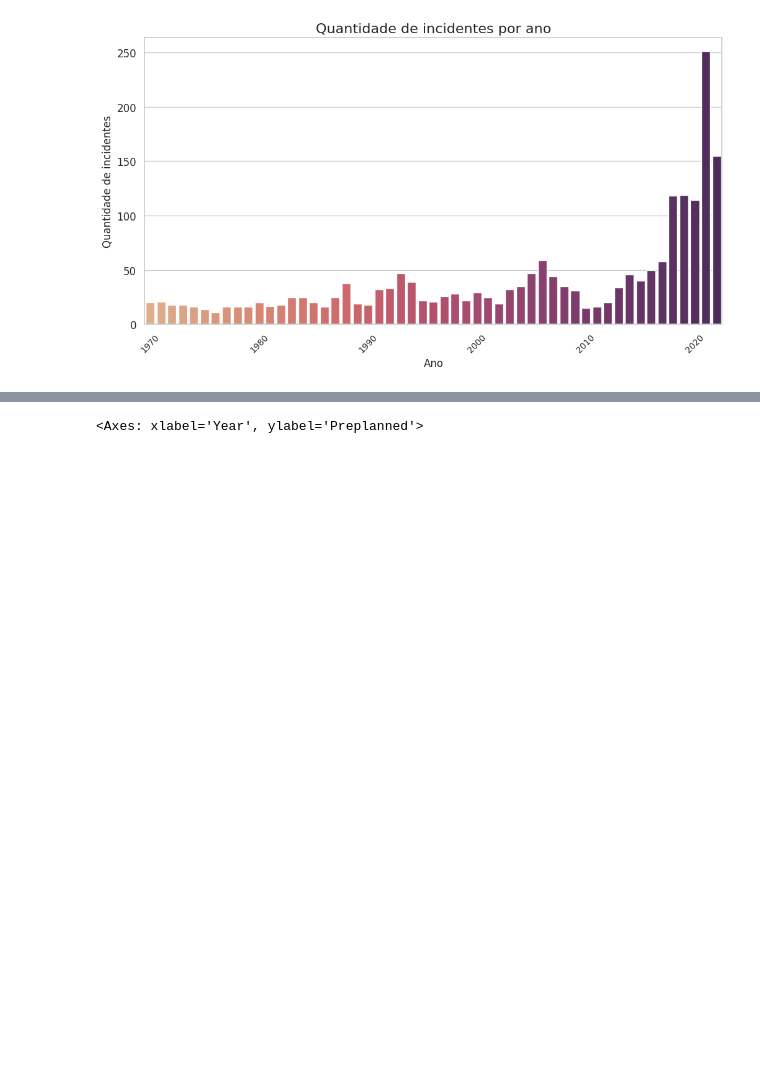
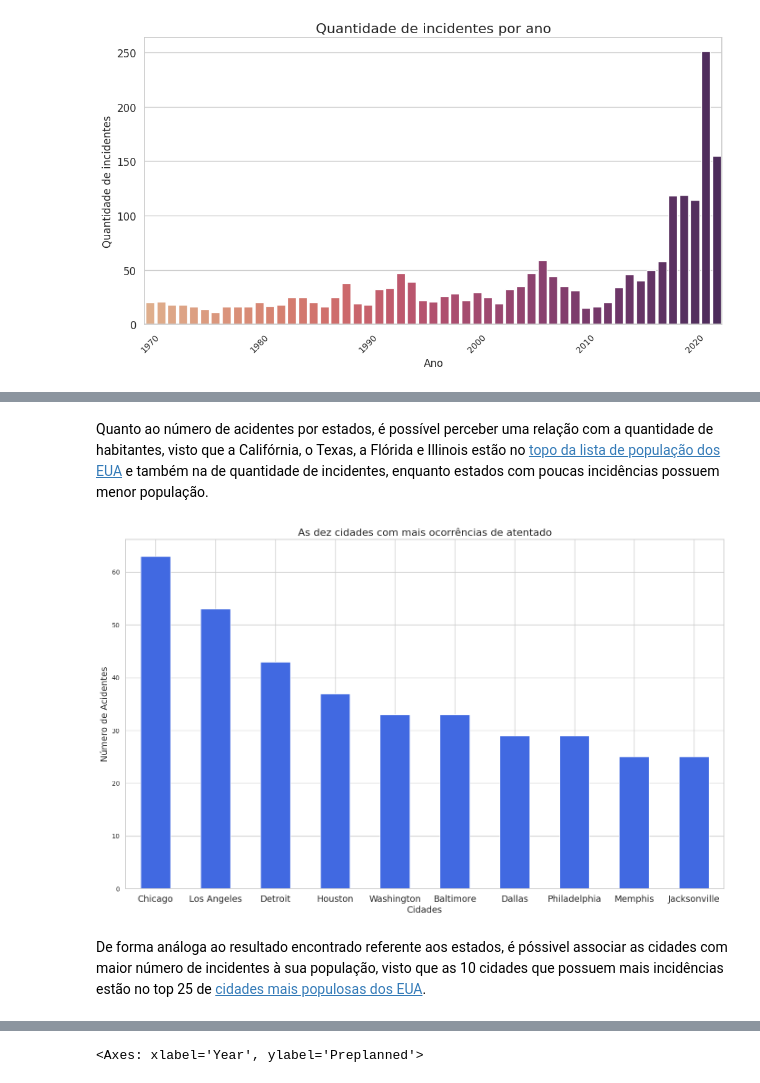
Before and after one commit to mariliabrito/gunviolence, a Jupyter notebook: Violência_Escolar.ipynb, the cells around one changed output, grey strips where cells are left out. Drawn from its saved outputs; the diff is of its cells as text; code cells hidden in the pictures; blank space fills up the shorter version.

```diff
--- a/Violência_Escolar.ipynb
+++ b/Violência_Escolar.ipynb
@@ -501,3 +505,16 @@ sns.countplot(x=df_incid["State"], order=df_incid['State'].value_counts(ascendin
+# %% [markdown]
+Quanto ao número de acidentes por estados, é possível perceber uma relação com a quantidade de habitantes, visto que a Califórnia, o Texas, a Flórida e Illinois estão no [topo da lista de população dos EUA]('https://pt.wikipedia.org/wiki/Lista_de_estados_dos_Estados_Unidos_por_popula%C3%A7%C3%A3o') e também na de quantidade de incidentes, enquanto estados com poucas incidências possuem menor população.
+# %%
+plt.title('As dez cidades com mais ocorrências de atentado', fontsize = 16)
+plt.ylabel('Número de Acidentes', fontsize=14)
+plt.xlabel('Cidades', fontsize=14)
+df_incid["City"].value_counts()[:10].plot(kind = 'bar', figsize=(17, 10), fontsize = 10, color = 'royalblue', grid = True);
+plt.xticks(rotation = 0, fontsize=14)
+plt.show()
+# %% [output]
+[figure, added]
+# %% [markdown]
+De forma análoga ao resultado encontrado referente aos estados, é póssivel associar as cidades com maior número de incidentes à sua população, visto que as 10 cidades que possuem mais incidências estão no top 25 de [cidades mais populosas dos EUA](https://pt.wikipedia.org/wiki/Lista_das_cidades_mais_populosas_dos_Estados_Unidos).
 # %%
 sns.lineplot(x=df_incid['Year'], y=df_incid['Preplanned'])
 # %% [output]
```
Also changed, not shown: parts of 9 cells of this notebook.
